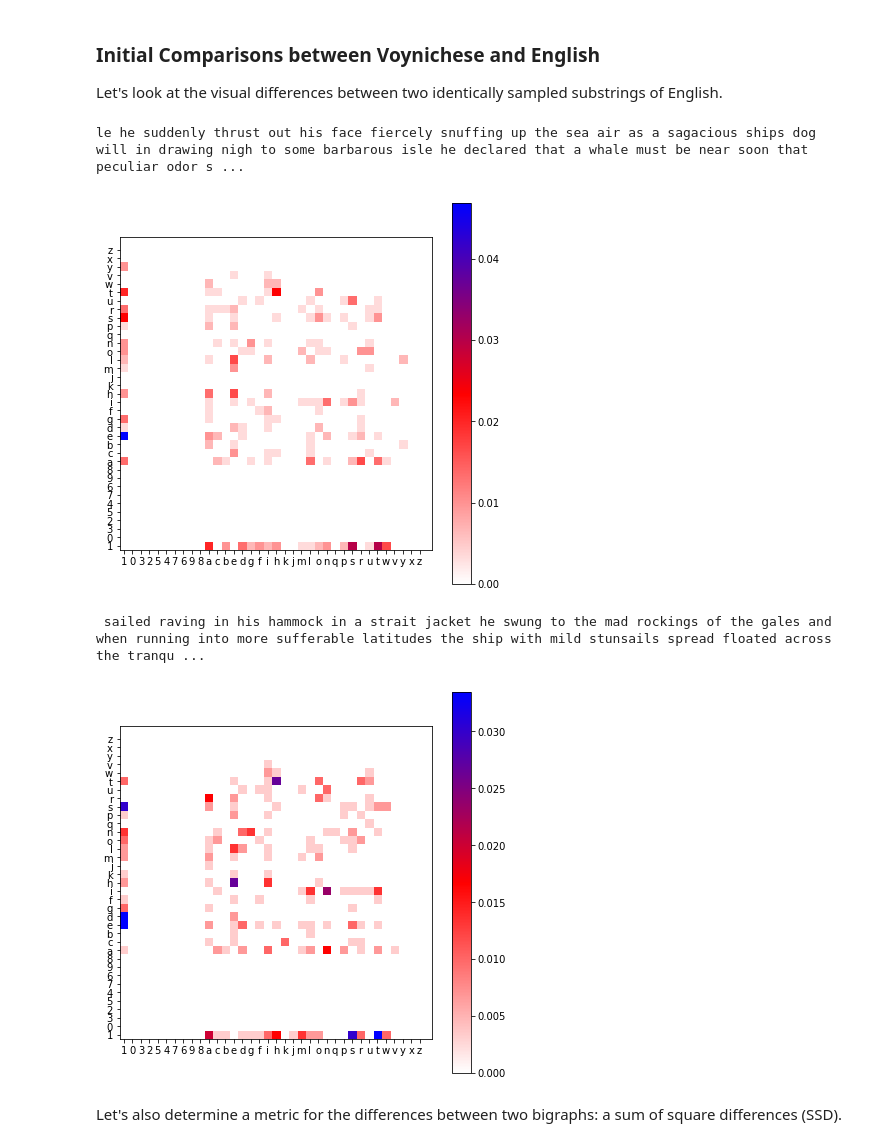
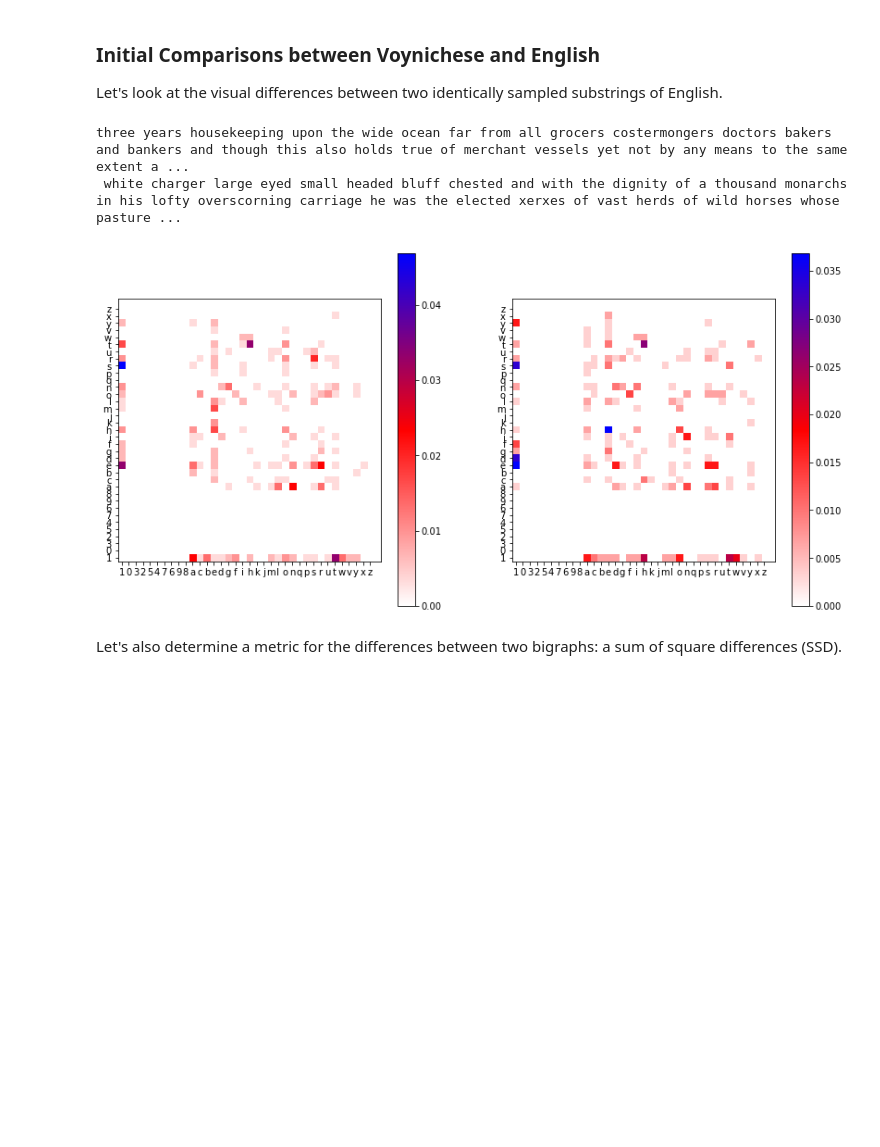
Before and after one commit to bkitano/voynich, a Jupyter notebook: Voynich Language Analysis.ipynb, the cells around one changed output. Cells and saved outputs as stored; diff of their text form; code cells hidden in the pictures; blank space fills up the shorter version.

```diff
--- a/Voynich Language Analysis.ipynb
+++ b/Voynich Language Analysis.ipynb
@@ -264,52 +264,51 @@ B_m1 = bigram(S_m1, H_moby)
 B_m2 = bigram(S_m2, H_moby)
 
 print S_m1
-bigram_graph(A_moby, B_m1)
+# bigram_graph(A_moby, B_m1)
 
 print S_m2
-bigram_graph(A_moby, B_m2)
+# bigram_graph(A_moby, B_m2)
 
 # A: alphabet (list), B: bigram
-fig, ax = plt.subplots(figsize=(7,7))
+fig, ax = plt.subplots(figsize=(14,7))
 
-plt.subplot(1,1,1)
+plt.subplot(1,2,1)
 
 cmap2 = mlp.colors.LinearSegmentedColormap.from_list('my_colormap',
                                            ['white','red','blue'],
                                            256)
 plt.xticks(range(len(A_moby)), A_moby)
 plt.yticks(range(len(A_moby)), A_moby)
 
 
-img2 = plt.imshow(B,interpolation='nearest',
+img2 = plt.imshow(B_m1,interpolation='nearest',
                     cmap = cmap2,
                     origin='lower'
                  )
 
 plt.colorbar(img2,cmap=cmap2) # this is the color bar
 
-plt.subplot(1,1,2)
+plt.subplot(1,2,2)
 
 cmap2 = mlp.colors.LinearSegmentedColormap.from_list('my_colormap',
                                            ['white','red','blue'],
                                            256)
-plt.xticks(range(len(A)), A)
-plt.yticks(range(len(A)), A)
+plt.xticks(range(len(A_moby)), A_moby)
+plt.yticks(range(len(A_moby)), A_moby)
 
 
-img2 = plt.imshow(B,interpolation='nearest',
+img2 = plt.imshow(B_m2,interpolation='nearest',
                     cmap = cmap2,
                     origin='lower'
                  )
 
 plt.colorbar(img2,cmap=cmap2) # this is the color bar
 
-    plt.show()
+plt.show()
 # %% [output]
-le he suddenly thrust out his face fiercely snuffing up the sea air as a sagacious ships dog will in drawing nigh to some barbarous isle he declared that a whale must be near soon that peculiar odor s ...
+three years housekeeping upon the wide ocean far from all grocers costermongers doctors bakers and bankers and though this also holds true of merchant vessels yet not by any means to the same extent a ...
+ white charger large eyed small headed bluff chested and with the dignity of a thousand monarchs in his lofty overscorning carriage he was the elected xerxes of vast herds of wild horses whose pasture ...
-[figure, old version]
+[figure, new version]
- sailed raving in his hammock in a strait jacket he swung to the mad rockings of the gales and when running into more sufferable latitudes the ship with mild stunsails spread floated across the tranqu ...
-[figure, removed]
 # %% [markdown]
 Let's also determine a metric for the differences between two bigraphs: a sum of square differences (SSD).
 # %%
```
